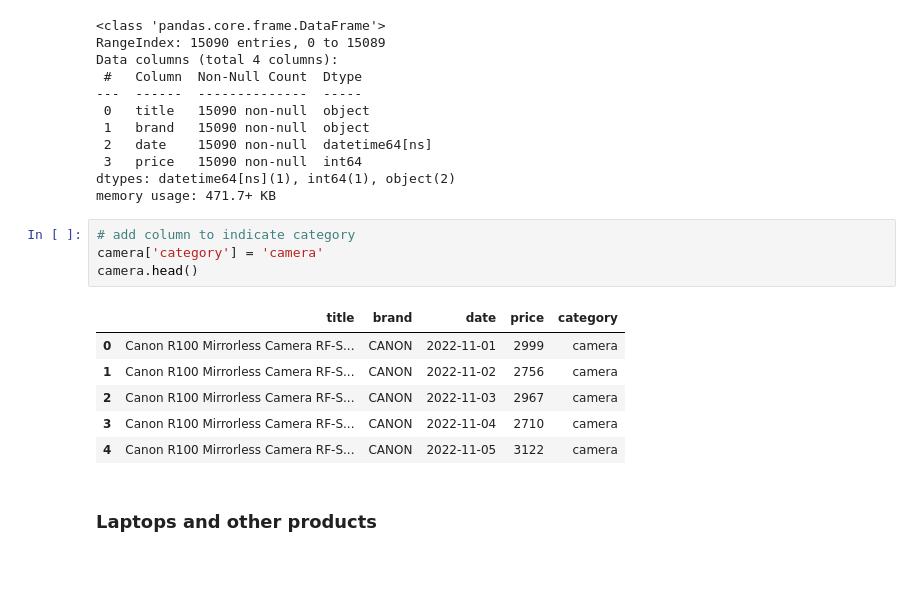
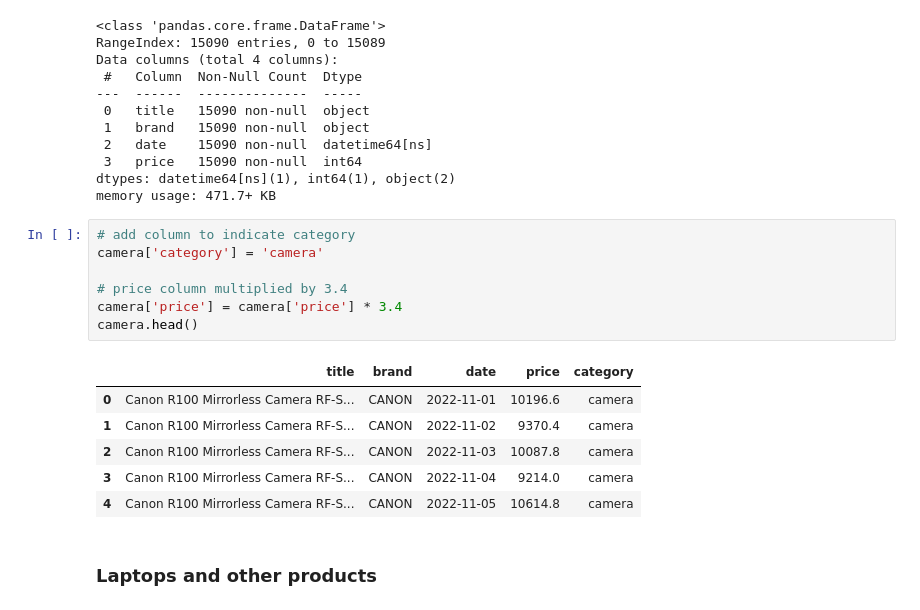
Before and after one commit to ProductPriceTrackerOrg/data-science, a Jupyter notebook: notebooks/price-forecasing/02_model.ipynb, the cells around one changed output. Saved outputs shown, nothing was run; the diff lists cells and outputs as text; blank space fills up the shorter version.

```diff
--- a/notebooks/price-forecasing/02_model.ipynb
+++ b/notebooks/price-forecasing/02_model.ipynb
@@ -85,14 +85,17 @@ memory usage: 471.7+ KB
 # %%
 # add column to indicate category
 camera['category'] = 'camera'
+
+# price column multiplied by 3.4
+camera['price'] = camera['price'] * 3.4
 camera.head()
 # %% [output]
 |  | title | brand | date | price | category |
-| 0 | Canon R100 Mirrorless Camera RF-S... | CANON | 2022-11-01 | 2999 | camera |
-| 1 | Canon R100 Mirrorless Camera RF-S... | CANON | 2022-11-02 | 2756 | camera |
-| 2 | Canon R100 Mirrorless Camera RF-S... | CANON | 2022-11-03 | 2967 | camera |
-| 3 | Canon R100 Mirrorless Camera RF-S... | CANON | 2022-11-04 | 2710 | camera |
-| 4 | Canon R100 Mirrorless Camera RF-S... | CANON | 2022-11-05 | 3122 | camera |
+| 0 | Canon R100 Mirrorless Camera RF-S... | CANON | 2022-11-01 | 10196.6 | camera |
+| 1 | Canon R100 Mirrorless Camera RF-S... | CANON | 2022-11-02 | 9370.4 | camera |
+| 2 | Canon R100 Mirrorless Camera RF-S... | CANON | 2022-11-03 | 10087.8 | camera |
+| 3 | Canon R100 Mirrorless Camera RF-S... | CANON | 2022-11-04 | 9214.0 | camera |
+| 4 | Canon R100 Mirrorless Camera RF-S... | CANON | 2022-11-05 | 10614.8 | camera |
 # %% [markdown]
 ### **Laptops and other products**
 # %%
```
Also changed, not shown: parts of 32 cells of this notebook.
